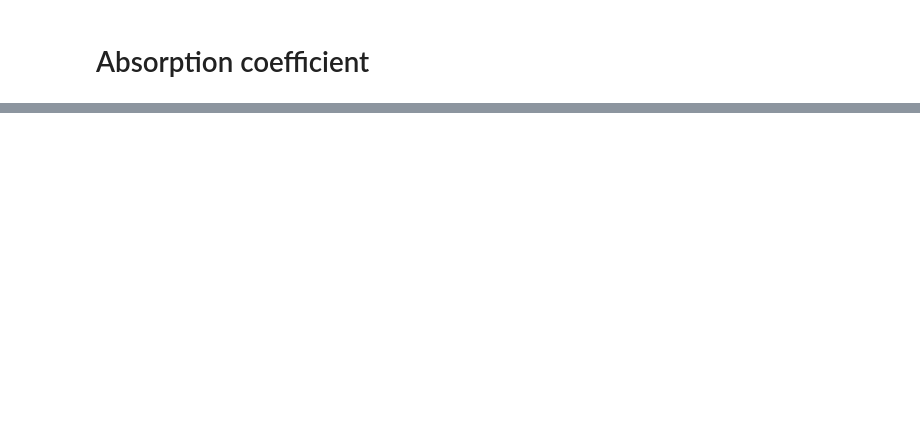
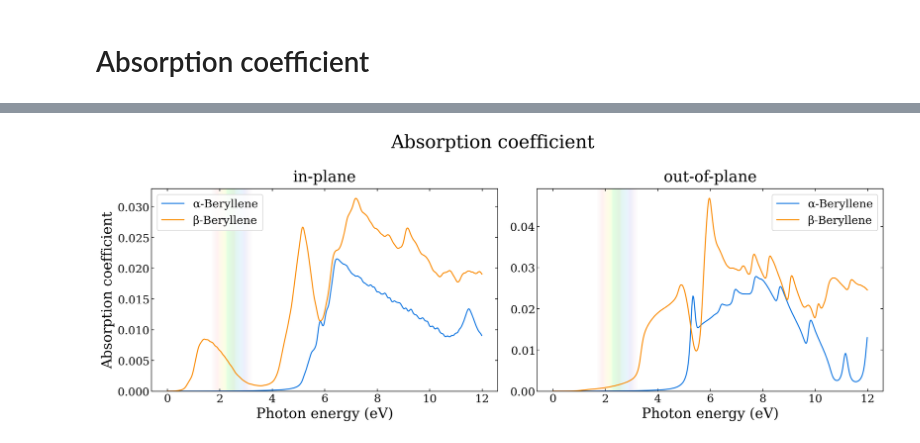
Before and after one commit to Photonico/Thesis_figures, a Jupyter notebook: 4.1_Absroption.ipynb, the cells around one changed output, grey strips where cells are left out. Saved outputs shown, nothing was run; the diff lists cells and outputs as text; code cells hidden in the pictures; blank space fills up the shorter version.

```diff
--- a/4.1_Absroption.ipynb
+++ b/4.1_Absroption.ipynb
@@ -35,0 +40,36 @@ df.plot_linear_optical_property("Absorption coefficient", systems, "absorption",
+# %%
+# Beryllene
+
+import matplotlib.pyplot as plt
+import vmatplot.linear_optical_properties as op
+
+def my_canvas_setting(*args):
+    size, dpi, params, titles, legend_loc = _canvas_setting(*args)
+    params = dict(params)
+    # params["font.family"] = besley_name
+    # params["font.family"] = arbutus_name
+    params["mathtext.fontset"] = "dejavuserif"
+    params["axes.titlepad"] = 10
+    params["font.size"] = 16
+    params["axes.titlesize"] = 22
+    params["axes.labelsize"] = 16
+    params["xtick.labelsize"] = 16
+    params["ytick.labelsize"] = 16
+    params["legend.fontsize"] = 16
+    titles = (26, 22)
+    return size, dpi, params, titles, legend_loc
+op.canvas_setting = my_canvas_setting
+
+systems = [["α-Beryllene",  "dielectric/a-Beryllene", "azure",  None,None,None, factor_a],
+           ["β-Beryllene",  "dielectric/b-Beryllene", "orange", None,None,None, factor_b]]
+
+value_boundary = (-0.0, 0.05)
+op.plot_linear_optical_property("Absorption coefficient", systems, "absorption", components, layout, True, "eV", (0, 12), value_boundary, True)
+fig = plt.gcf()
+for ax in fig.axes:
+    ax.xaxis.label.set_size(20)
+    ax.yaxis.label.set_size(20)
+
+plt.savefig("figures/4.1_absroption_alt.pdf")
+# %% [output]
+[figure, added]
```
Also changed, not shown: parts of 2 cells of this notebook, 5 other files.
